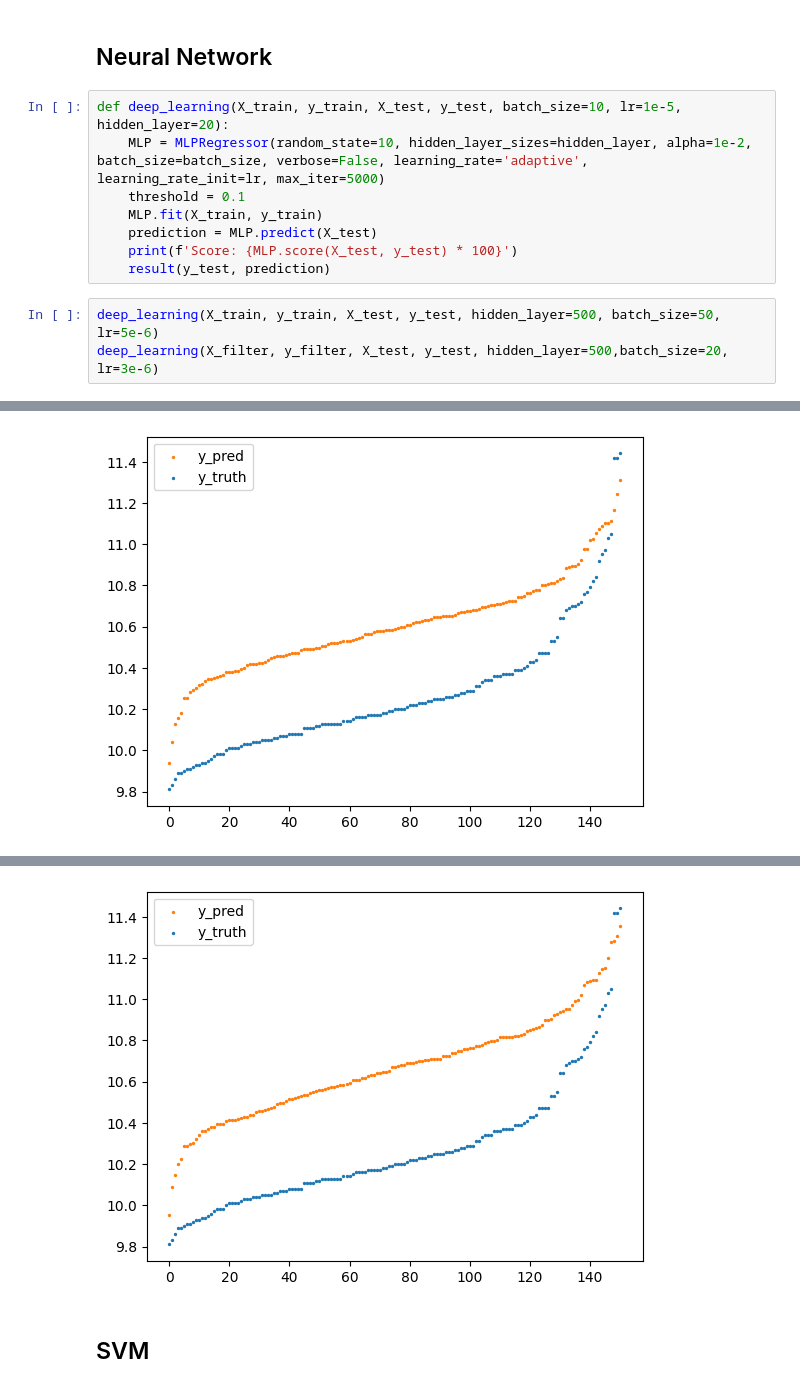
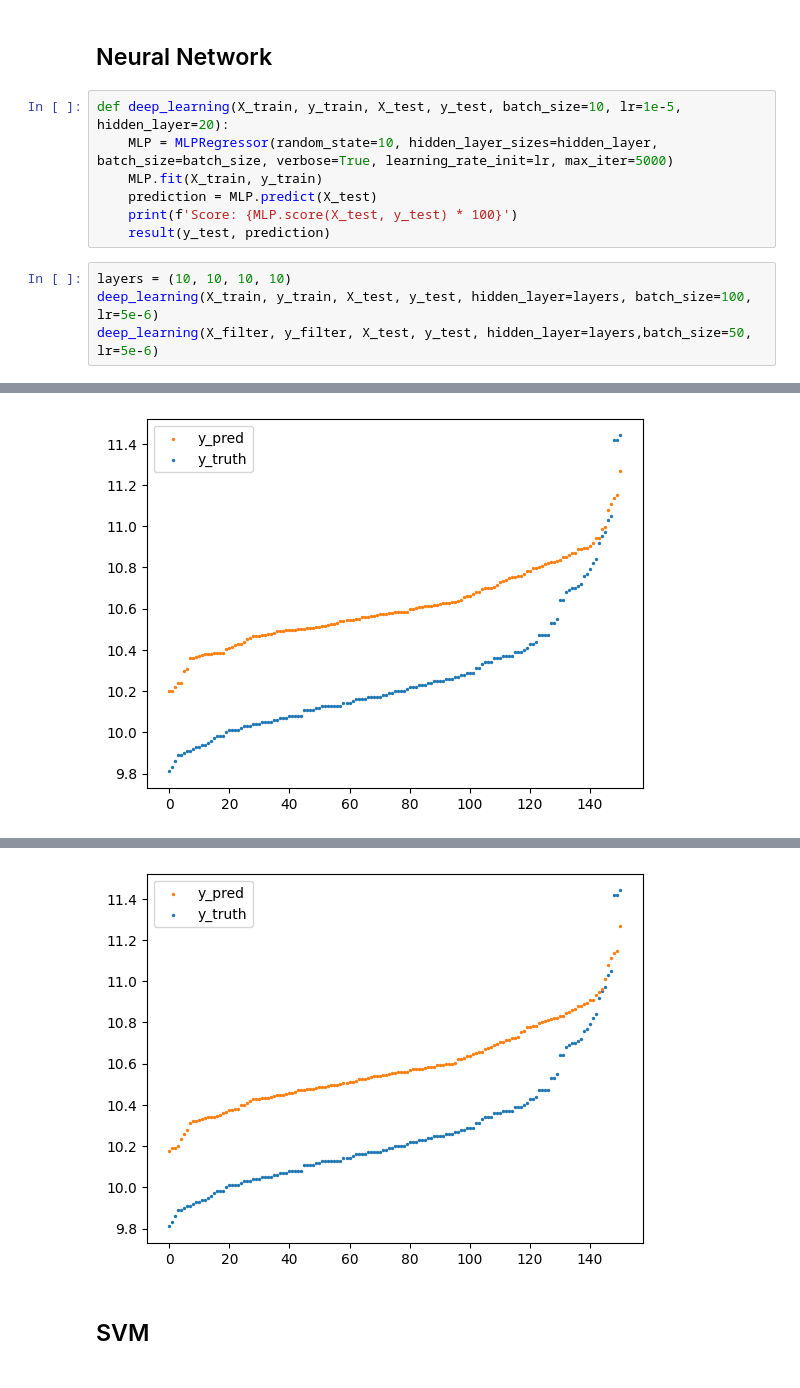
Before and after one commit to ailuropodaWu/NYCU-AI-Capstone, a Jupyter notebook: Project1/algorithm.ipynb, the cells around one changed output, grey strips where cells are left out. Drawn from its saved outputs; the diff is of its cells as text.

```diff
--- a/Project1/algorithm.ipynb
+++ b/Project1/algorithm.ipynb
@@ -67,13 +64,13 @@ MSE: 0.03702215673406583
 ## Neural Network
 # %%
 def deep_learning(X_train, y_train, X_test, y_test, batch_size=10, lr=1e-5, hidden_layer=20):
-    MLP = MLPRegressor(random_state=10, hidden_layer_sizes=hidden_layer, alpha=1e-2, batch_size=batch_size, verbose=False, learning_rate='adaptive', learning_rate_init=lr, max_iter=5000)
-    threshold = 0.1
+    MLP = MLPRegressor(random_state=10, hidden_layer_sizes=hidden_layer, batch_size=batch_size, verbose=True, learning_rate_init=lr, max_iter=5000)
     MLP.fit(X_train, y_train)
     prediction = MLP.predict(X_test)
     print(f'Score: {MLP.score(X_test, y_test) * 100}')
     result(y_test, prediction)
 # %%
-deep_learning(X_train, y_train, X_test, y_test, hidden_layer=500, batch_size=50, lr=5e-6)
-deep_learning(X_filter, y_filter, X_test, y_test, hidden_layer=500,batch_size=20, lr=3e-6)
+layers = (10, 10, 10, 10)
+deep_learning(X_train, y_train, X_test, y_test, hidden_layer=layers, batch_size=100, lr=5e-6)
+deep_learning(X_filter, y_filter, X_test, y_test, hidden_layer=layers,batch_size=50, lr=5e-6)
 # %% [output]
@@ -83 +94 @@ MSE: 0.1580203418125477
-[figure, old version]
+[figure, new version]
@@ -87,4 +112,4 @@ MSE: 0.20698536709439716
-[figure, old version]
+[figure, new version]
 # %% [markdown]
 ## SVM
 # %%
```
Also changed, not shown: parts of 4 cells of this notebook.
